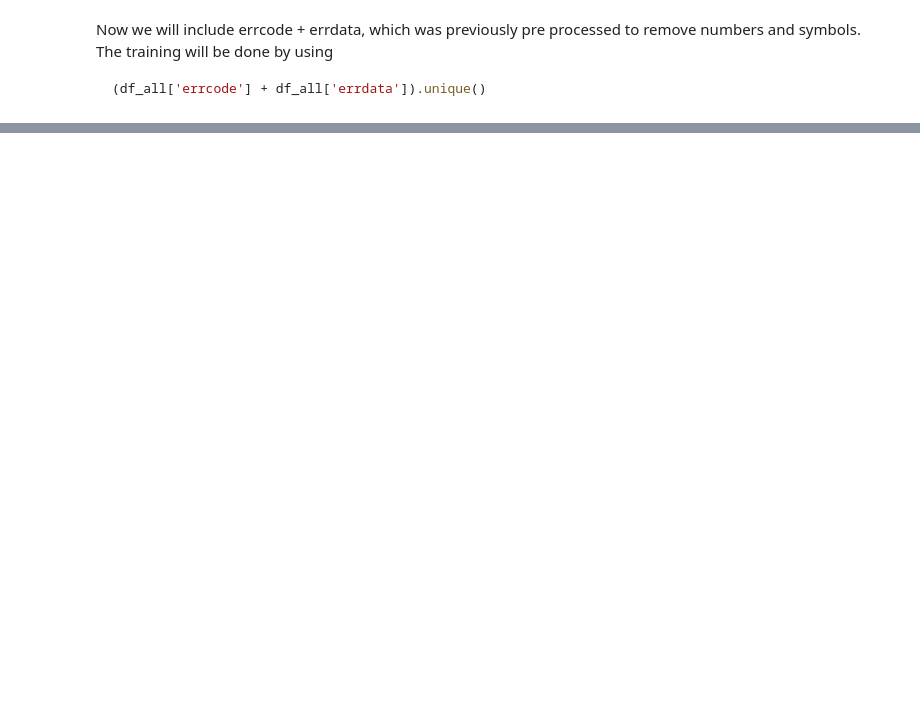
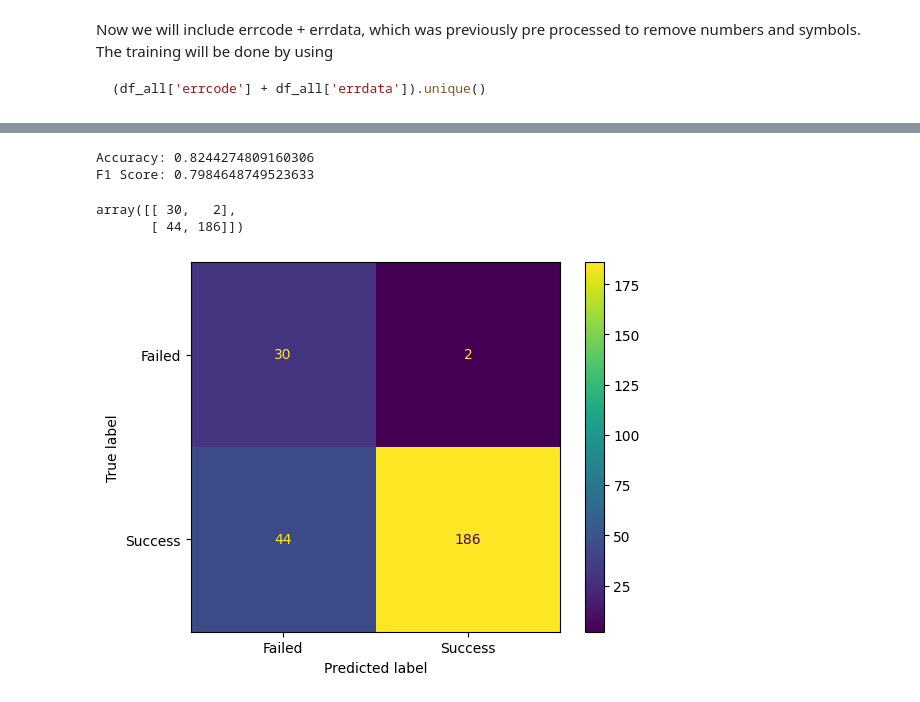
Before and after one commit to paranal-sw/parlogs-observations, a Jupyter notebook: notebooks/03-error-based-analysis.ipynb, the cells around one changed output, grey strips where cells are left out. Saved outputs shown, nothing was run; the diff lists cells and outputs as text; code cells hidden in the pictures; blank space fills up the shorter version.

```diff
--- a/notebooks/03-error-based-analysis.ipynb
+++ b/notebooks/03-error-based-analysis.ipynb
@@ -377,0 +357,12 @@ array([[ 9,  1],
+# %%
+def feature3(df):
+    return list((df['errcode'] + df['errdata']).unique())
+
+model = VltErrPredictorFeature(feature3)
+eval_model(model)
+# %% [output]
+Accuracy: 0.8244274809160306
+F1 Score: 0.7984648749523633
+array([[ 30,   2],
+       [ 44, 186]])
+[figure, added]
```
Also changed, not shown: parts of 36 cells of this notebook.
